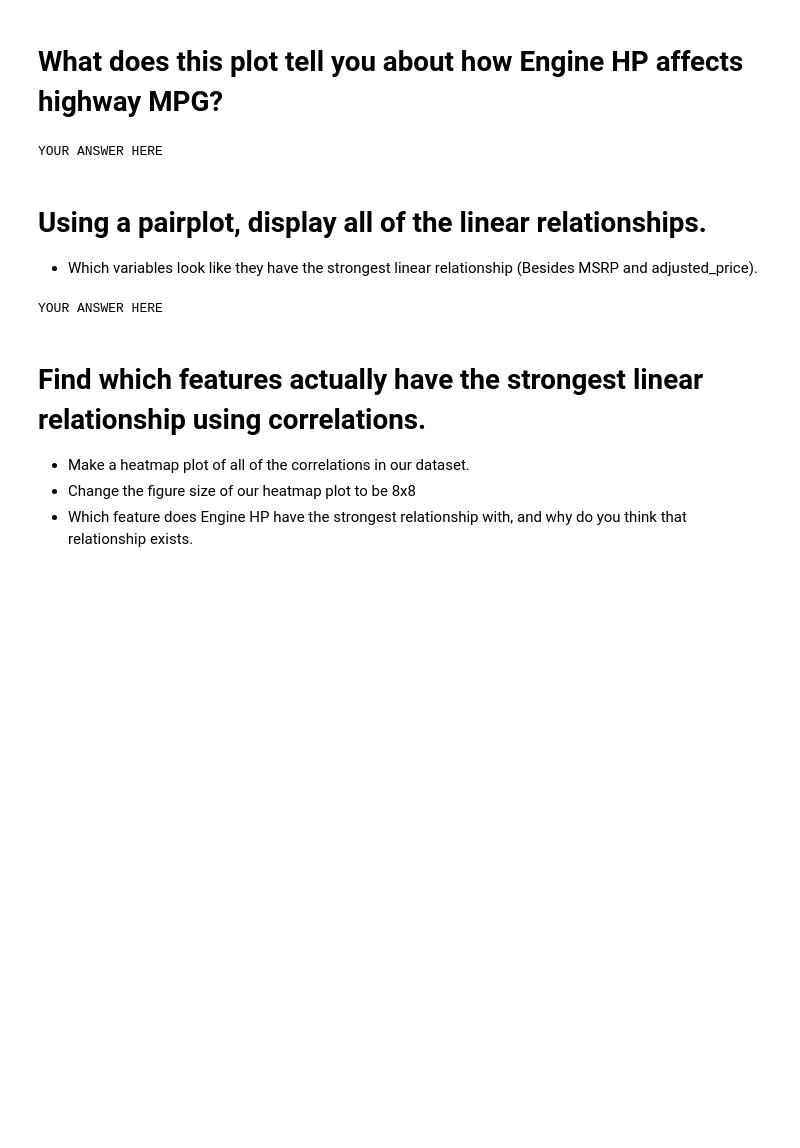
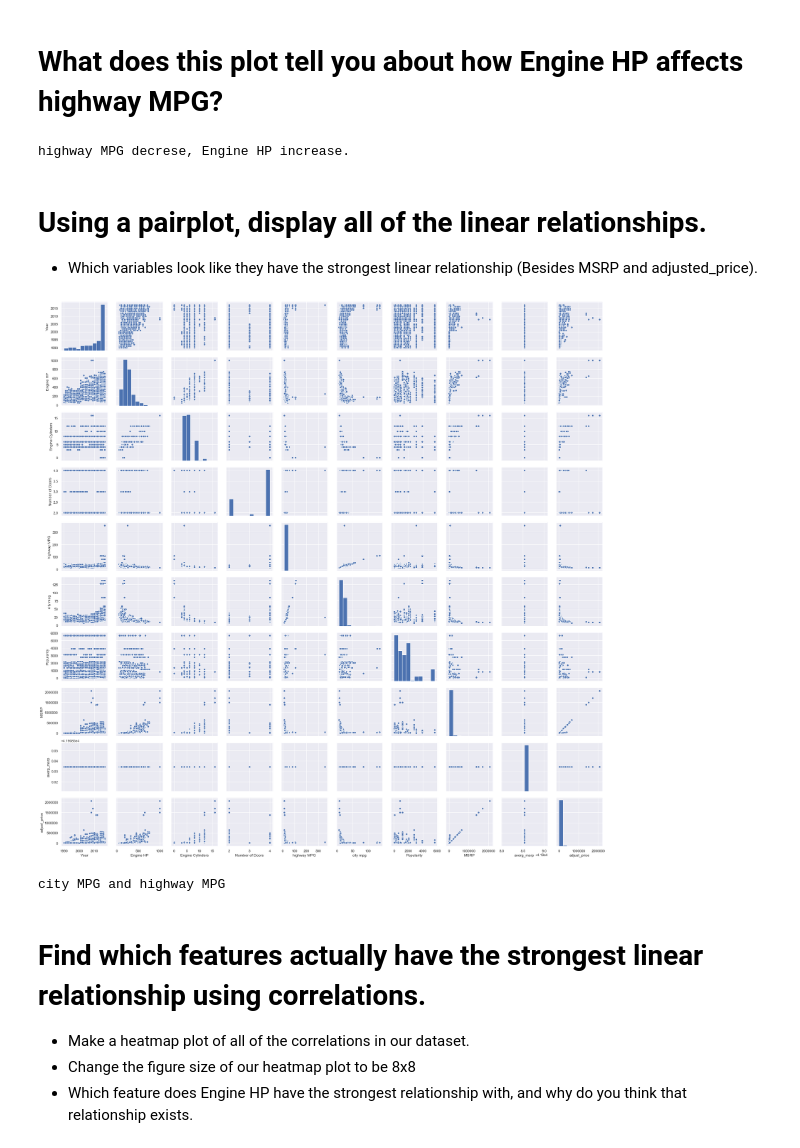
Before and after one commit to miaonanlin/2021-spring-data-science, a Jupyter notebook: Week2-EDA/Exercise-EDA.ipynb, the cells around one changed output. Saved outputs shown, nothing was run; the diff lists cells and outputs as text; code cells hidden in the pictures; blank space fills up the shorter version.

```diff
--- a/Week2-EDA/Exercise-EDA.ipynb
+++ b/Week2-EDA/Exercise-EDA.ipynb
@@ -218,20 +253,47 @@ Name: Year, Length: 11092, dtype: bool
+# %%
+# Remove any statisical outliers from Engine HP and highway MPG
+
+y = ["Engine HP", "highway MPG"]
+
+for x in y:
+    new_name = x + "_zscore"
+
+    #Calculate the z-scores for each of our target columns.
+    df[new_name] = stats.stats.zscore(df[x])
+
+    #Make sure you set the z-scores to be their absolute values.
+    df[new_name] = abs(df[new_name])
+
+
+# Create a new dataframe that is a copy of our dataframe using df.copy()
+new_df = df.copy()
+
+condition1 = df['Engine HP_zscore'] > 3
+condition2 = df['highway MPG_zscore'] > 3
+
+########
+new_df.plot(kind = "scatter", y ="Engine HP" , x = "highway MPG" )
 # %% [markdown]
 # What does this plot tell you about how Engine HP affects highway MPG?
 # %%
 # What does this plot tell you about how Engine HP affects highway MPG?
-print('YOUR ANSWER HERE')
+print('highway MPG decrese, Engine HP increase. ')
 # %% [output]
-YOUR ANSWER HERE
+highway MPG decrese, Engine HP increase.
 # %% [markdown]
 # Using a pairplot, display all of the linear relationships.
 * Which variables look like they have the strongest linear relationship (Besides MSRP and adjusted_price).
 # %%
 # Using a pairplot, display all of the linear relationship.
+
+sns.pairplot(data=df);
+# %% [output]
+[figure, added]
 # %%
 # * Which variables look like they have the strongest linear relationship (Besides MSRP and adjusted_price).
-print('YOUR ANSWER HERE')
+print('city MPG and highway MPG')
 # %% [output]
-YOUR ANSWER HERE
+city MPG and highway MPG
 # %% [markdown]
 # Find which features actually have the strongest linear relationship using correlations.
 * Make a heatmap plot of all of the correlations in our dataset.
```
Also changed, not shown: parts of 12 cells of this notebook.
